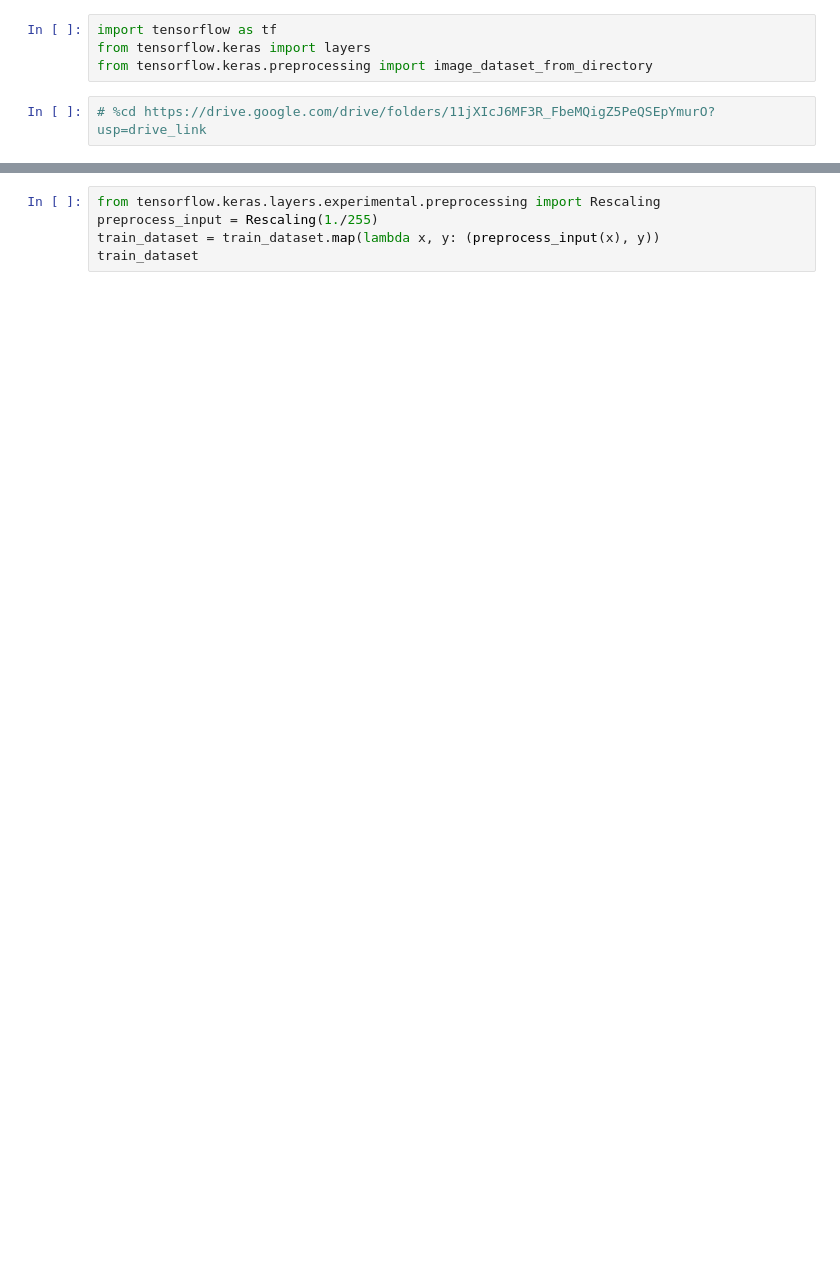
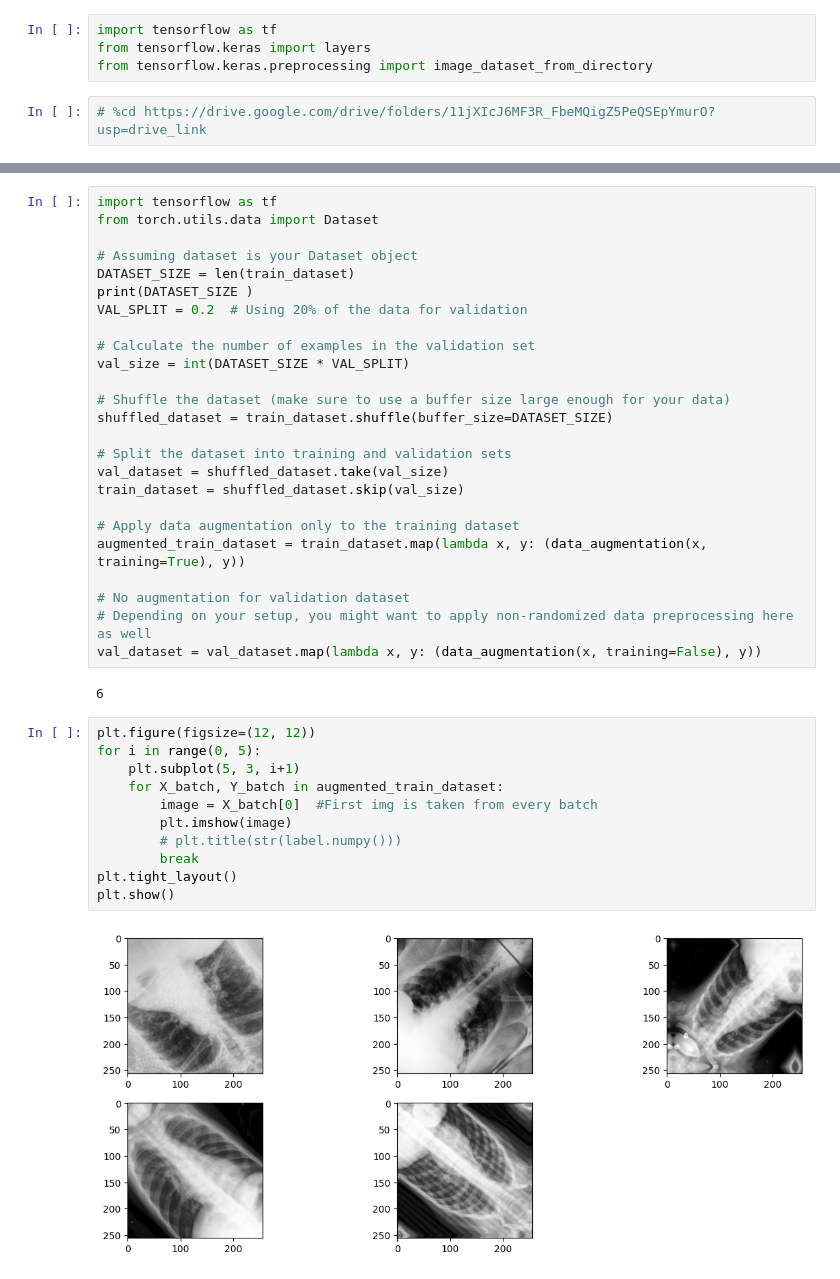
Before and after one commit to Tbharvesh/DeepLearningProject, a Jupyter notebook: DL_Project.ipynb, the cells around one changed output, grey strips where cells are left out. Drawn from its saved outputs; the diff is of its cells as text; blank space fills up the shorter version.

```diff
--- a/DL_Project.ipynb
+++ b/DL_Project.ipynb
@@ -39,8 +41,43 @@ data_augmentation = tf.keras.Sequential([
 
 # Applying data augmentation to dataset
 augmented_train_dataset = train_dataset.map(lambda x, y: (data_augmentation(x, training=True), y))
-# %%
-from tensorflow.keras.layers.experimental.preprocessing import Rescaling
-preprocess_input = Rescaling(1./255)
-train_dataset = train_dataset.map(lambda x, y: (preprocess_input(x), y))
-train_dataset
+# %%
+import tensorflow as tf
+from torch.utils.data import Dataset
+
+# Assuming dataset is your Dataset object
+DATASET_SIZE = len(train_dataset)
+print(DATASET_SIZE )
+VAL_SPLIT = 0.2  # Using 20% of the data for validation
+
+# Calculate the number of examples in the validation set
+val_size = int(DATASET_SIZE * VAL_SPLIT)
+
+# Shuffle the dataset (make sure to use a buffer size large enough for your data)
+shuffled_dataset = train_dataset.shuffle(buffer_size=DATASET_SIZE)
+
+# Split the dataset into training and validation sets
+val_dataset = shuffled_dataset.take(val_size)
+train_dataset = shuffled_dataset.skip(val_size)
+
+# Apply data augmentation only to the training dataset
+augmented_train_dataset = train_dataset.map(lambda x, y: (data_augmentation(x, training=True), y))
+
+# No augmentation for validation dataset
+# Depending on your setup, you might want to apply non-randomized data preprocessing here as well
+val_dataset = val_dataset.map(lambda x, y: (data_augmentation(x, training=False), y))
+# %% [output]
+6
+# %%
+plt.figure(figsize=(12, 12))
+for i in range(0, 5):
+    plt.subplot(5, 3, i+1)
+    for X_batch, Y_batch in augmented_train_dataset:
+        image = X_batch[0]  #First img is taken from every batch
+        plt.imshow(image)
+        # plt.title(str(label.numpy()))
+        break
+plt.tight_layout()
+plt.show()
+# %% [output]
+[figure, added]
```
Also changed, not shown: parts of 14 cells of this notebook.
